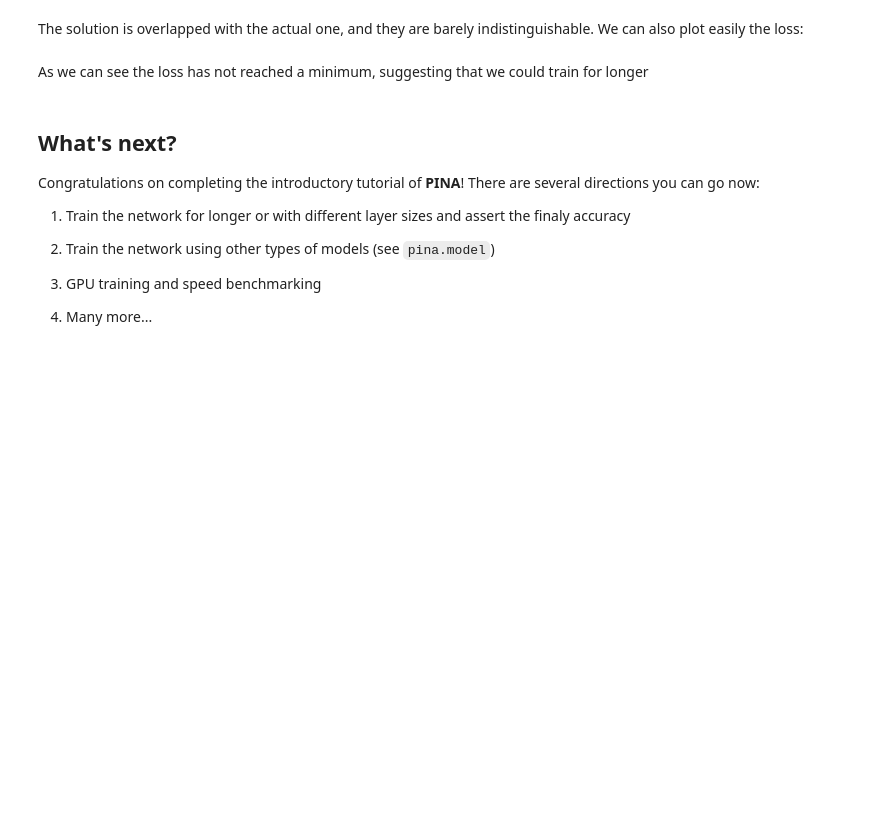
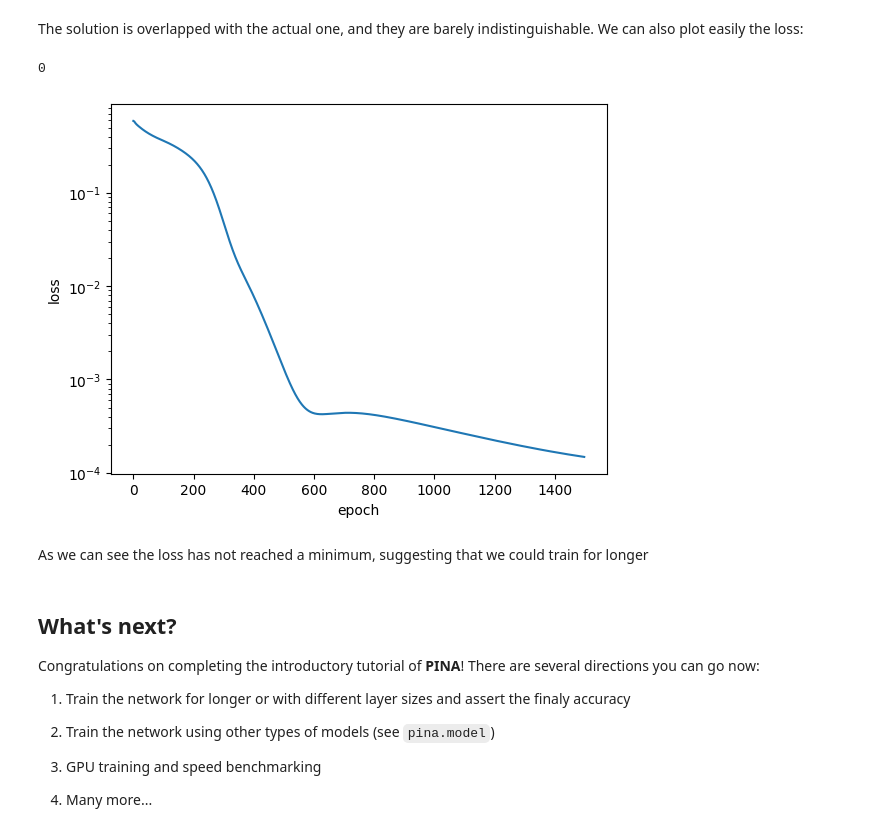
Before and after one commit to PINA-org/PINA-Tutorials, a Jupyter notebook: tutorial1/tutorial.ipynb, the cells around one changed output. Saved outputs shown, nothing was run; the diff lists cells and outputs as text; code cells hidden in the pictures; blank space fills up the shorter version.

```diff
--- a/tutorial1/tutorial.ipynb
+++ b/tutorial1/tutorial.ipynb
@@ -233,7 +242,23 @@ By using the `Plotter` class from **PINA** we can also do some quatitative plots
 # %% [markdown]
 The solution is overlapped with the actual one, and they are barely indistinguishable. We can also plot easily the loss:
 # %%
-#pl.plot_loss(trainer=trainer, label = 'mean_loss', logy=True)
+list_ = [
+            idx for idx, s in enumerate(trainer.callbacks)
+            if isinstance(s, MetricTracker)
+        ]
+print(list_[0])
+trainer_metrics = trainer.callbacks[list_[0]].metrics
+
+loss = trainer_metrics['val_loss']
+epochs = range(len(loss))
+plt.plot(epochs, loss.cpu())
+# plotting
+plt.xlabel('epoch')
+plt.ylabel('loss')
+plt.yscale('log')
+# %% [output]
+0
+[figure, added]
 # %% [markdown]
 As we can see the loss has not reached a minimum, suggesting that we could train for longer
 # %% [markdown]
```
Also changed, not shown: parts of 12 cells of this notebook, 7 other files.
